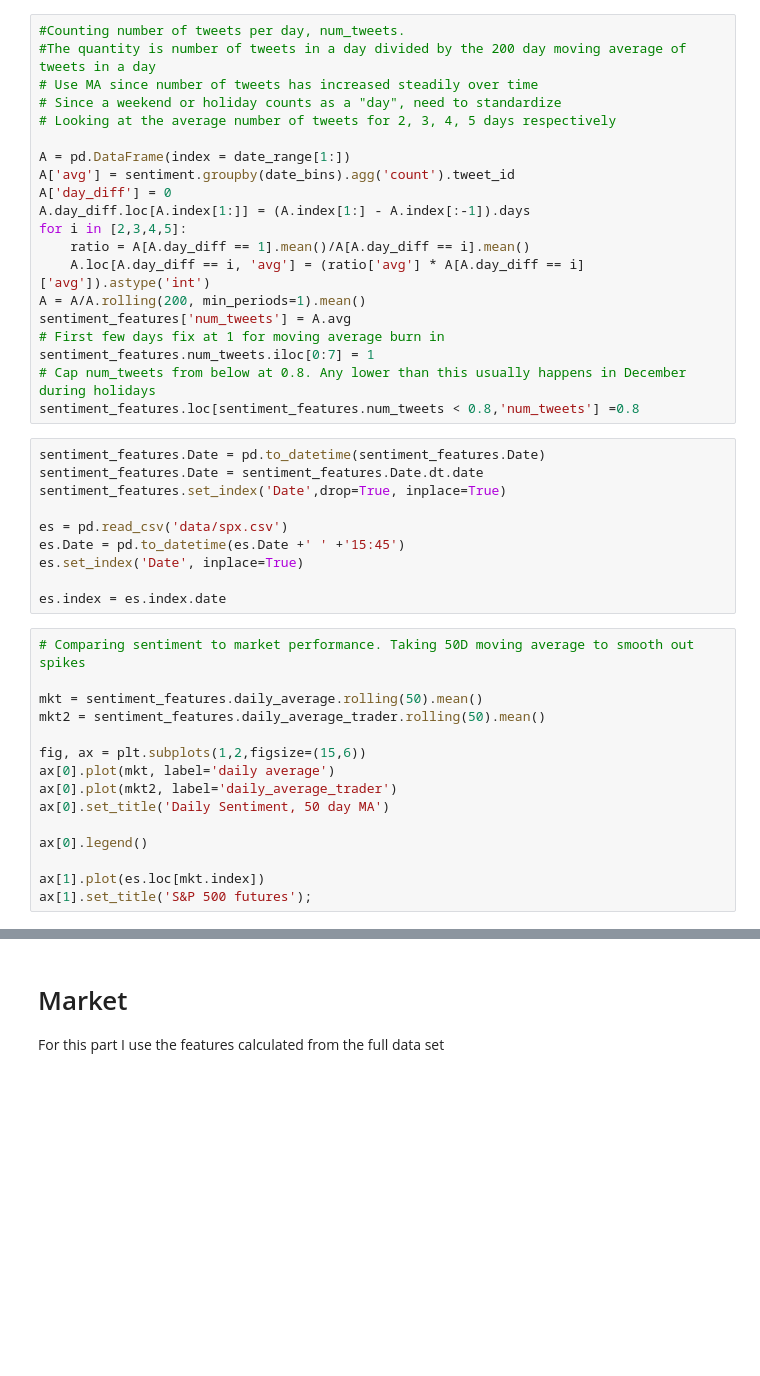
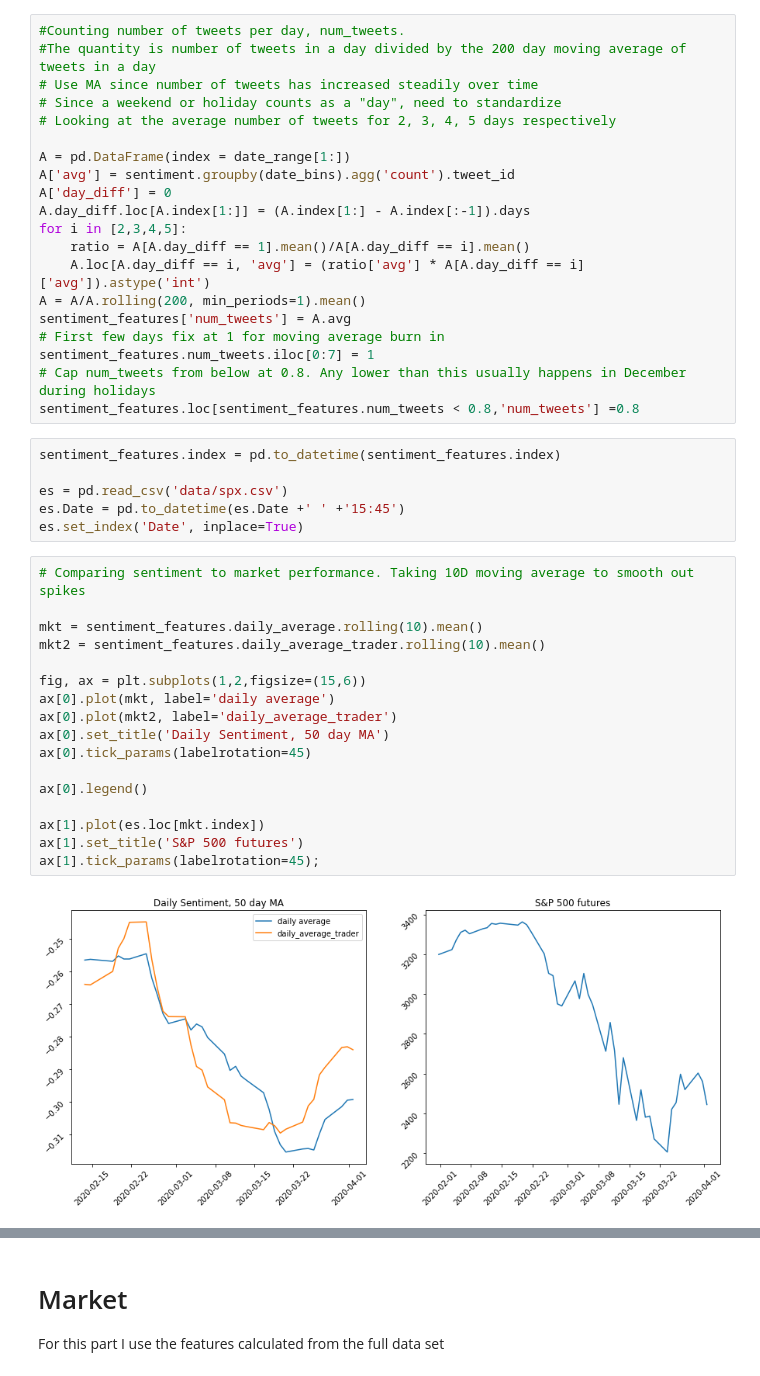
Before and after one commit to aaroncgw/tweet-sentiment, a Jupyter notebook: Full.ipynb, the cells around one changed output, grey strips where cells are left out. Drawn from its saved outputs; the diff is of its cells as text; blank space fills up the shorter version.

```diff
--- a/Full.ipynb
+++ b/Full.ipynb
@@ -237,30 +253,30 @@ sentiment_features.num_tweets.iloc[0:7] = 1
 # Cap num_tweets from below at 0.8. Any lower than this usually happens in December during holidays
 sentiment_features.loc[sentiment_features.num_tweets < 0.8,'num_tweets'] =0.8
 # %%
-sentiment_features.Date = pd.to_datetime(sentiment_features.Date)
-sentiment_features.Date = sentiment_features.Date.dt.date
-sentiment_features.set_index('Date',drop=True, inplace=True)
+sentiment_features.index = pd.to_datetime(sentiment_features.index)
 
 es = pd.read_csv('data/spx.csv')
 es.Date = pd.to_datetime(es.Date +' ' +'15:45')
 es.set_index('Date', inplace=True)
-
-es.index = es.index.date
 # %%
-# Comparing sentiment to market performance. Taking 50D moving average to smooth out spikes
+# Comparing sentiment to market performance. Taking 10D moving average to smooth out spikes
 
-mkt = sentiment_features.daily_average.rolling(50).mean()
-mkt2 = sentiment_features.daily_average_trader.rolling(50).mean()
+mkt = sentiment_features.daily_average.rolling(10).mean()
+mkt2 = sentiment_features.daily_average_trader.rolling(10).mean()
 
 fig, ax = plt.subplots(1,2,figsize=(15,6))
 ax[0].plot(mkt, label='daily average')
 ax[0].plot(mkt2, label='daily_average_trader')
 ax[0].set_title('Daily Sentiment, 50 day MA')
+ax[0].tick_params(labelrotation=45)
 
 ax[0].legend()
 
 ax[1].plot(es.loc[mkt.index])
-ax[1].set_title('S&P 500 futures');
+ax[1].set_title('S&P 500 futures')
+ax[1].tick_params(labelrotation=45);
+# %% [output]
+[figure, added]
 # %%
 # Comparing sentiment to market performance during 2020. Taking 5D moving average to smooth out spikes
 
```
Also changed, not shown: parts of 12 cells of this notebook, 5 other files.
